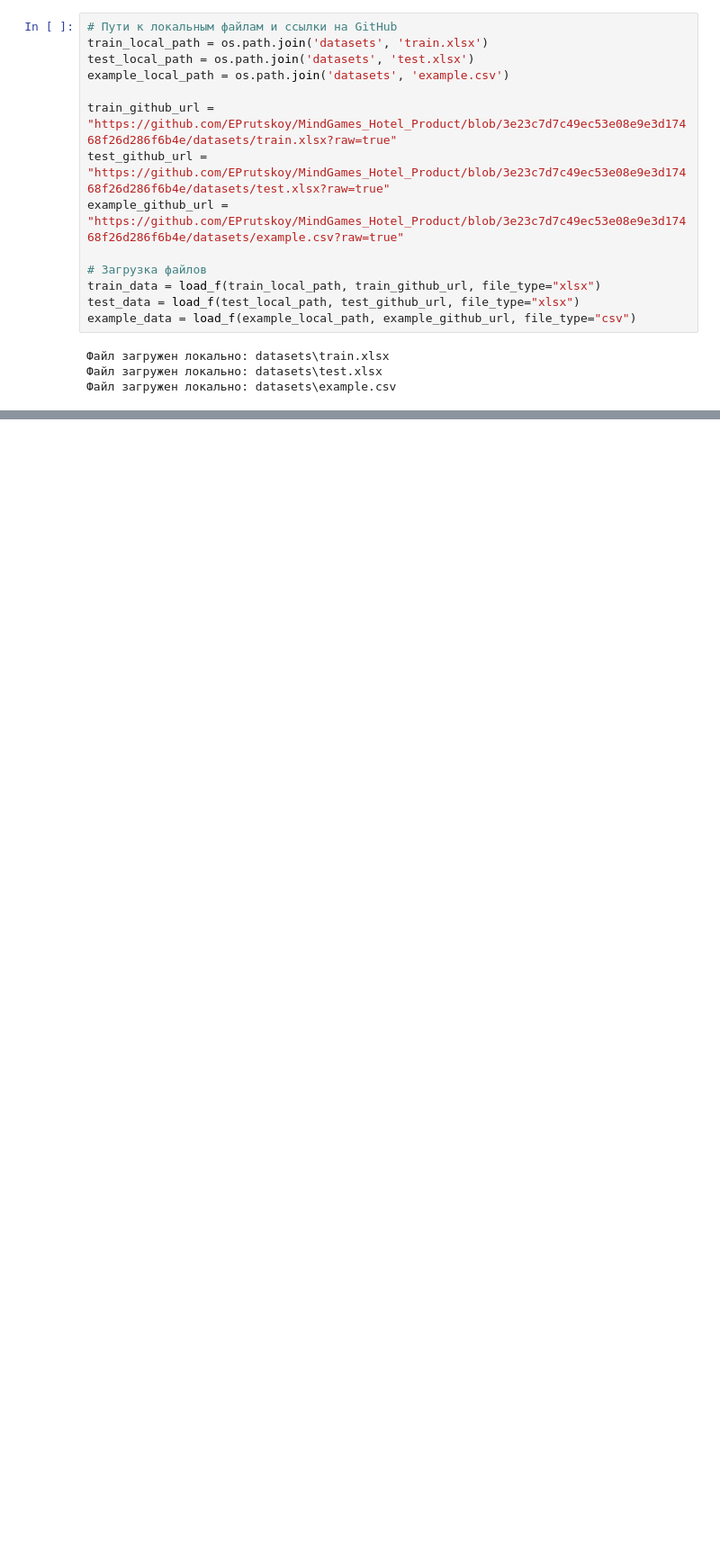
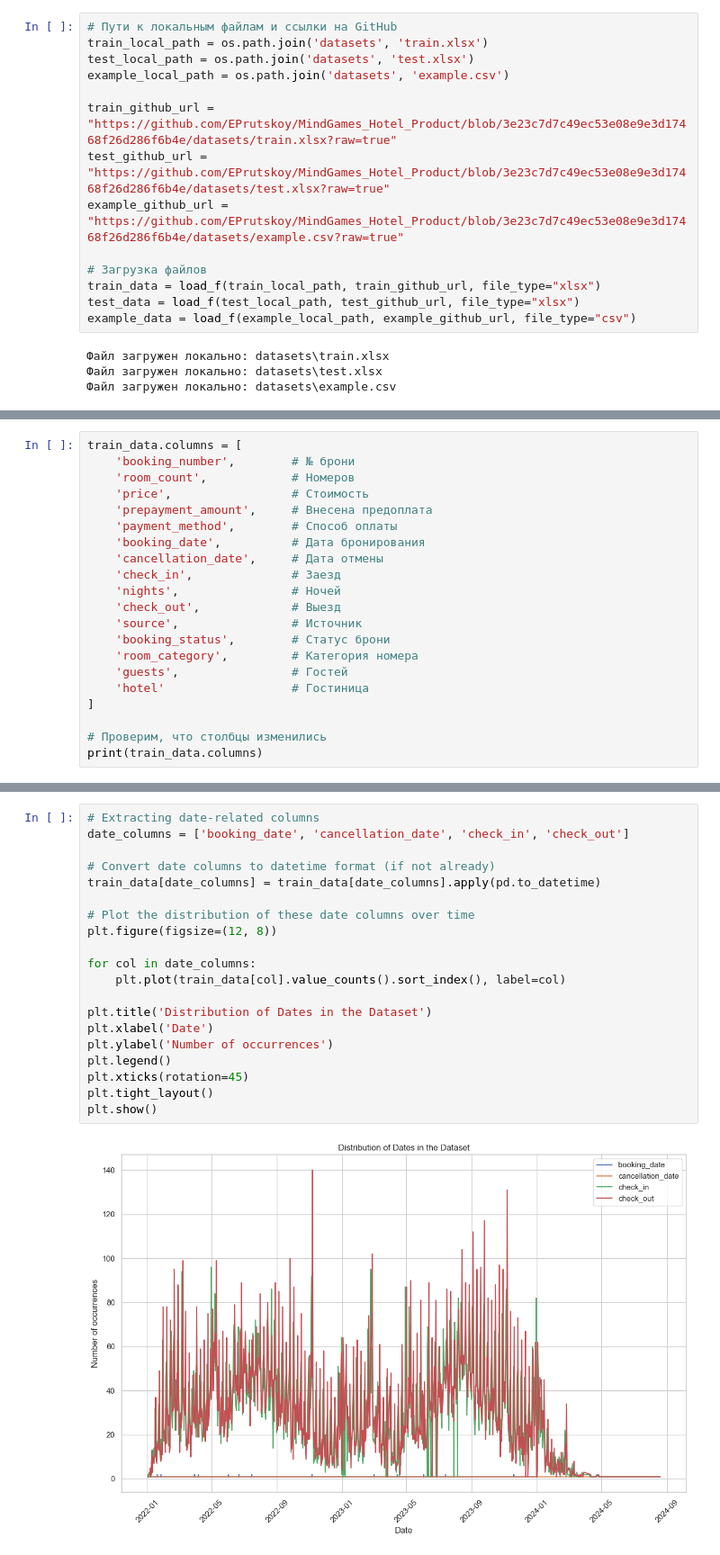
Before and after one commit to EPrutskoy/MindGames_Hotel_Product, a Jupyter notebook: hse_hotel_project.ipynb, the cells around one changed output, grey strips where cells are left out. Shown at 90% size. Drawn from its saved outputs; the diff is of its cells as text; blank space fills up the shorter version.

```diff
--- a/hse_hotel_project.ipynb
+++ b/hse_hotel_project.ipynb
@@ -114,0 +193,21 @@ example_data = load_f(example_local_path, example_github_url, file_type="csv")
+# %%
+train_data.columns = [
+    'booking_number',        # № брони
+    'room_count',            # Номеров
+    'price',                 # Стоимость
+    'prepayment_amount',     # Внесена предоплата
+    'payment_method',        # Способ оплаты
+    'booking_date',          # Дата бронирования
+    'cancellation_date',     # Дата отмены
+    'check_in',              # Заезд
+    'nights',                # Ночей
+    'check_out',             # Выезд
+    'source',                # Источник
+    'booking_status',        # Статус брони
+    'room_category',         # Категория номера
+    'guests',                # Гостей
+    'hotel'                  # Гостиница
+]
+
+# Проверим, что столбцы изменились
+print(train_data.columns)
@@ -165,0 +306,22 @@ memory usage: 87.8 KB
+# %%
+# Extracting date-related columns
+date_columns = ['booking_date', 'cancellation_date', 'check_in', 'check_out']
+
+# Convert date columns to datetime format (if not already)
+train_data[date_columns] = train_data[date_columns].apply(pd.to_datetime)
+
+# Plot the distribution of these date columns over time
+plt.figure(figsize=(12, 8))
+
+for col in date_columns:
+    plt.plot(train_data[col].value_counts().sort_index(), label=col)
+
+plt.title('Distribution of Dates in the Dataset')
+plt.xlabel('Date')
+plt.ylabel('Number of occurrences')
+plt.legend()
+plt.xticks(rotation=45)
+plt.tight_layout()
+plt.show()
+# %% [output]
+[figure, added]
```
Also changed, not shown: parts of 25 cells of this notebook.
